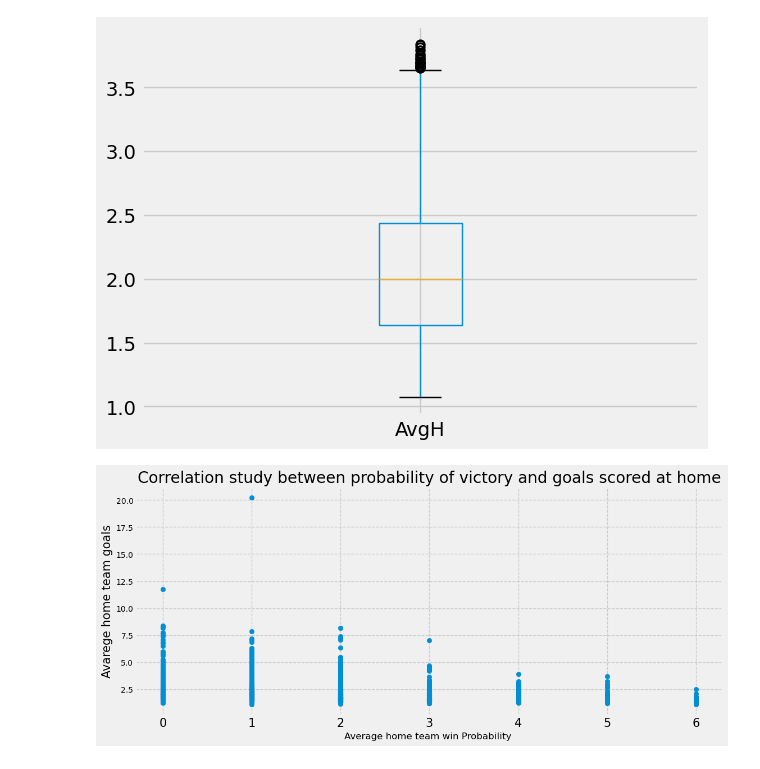
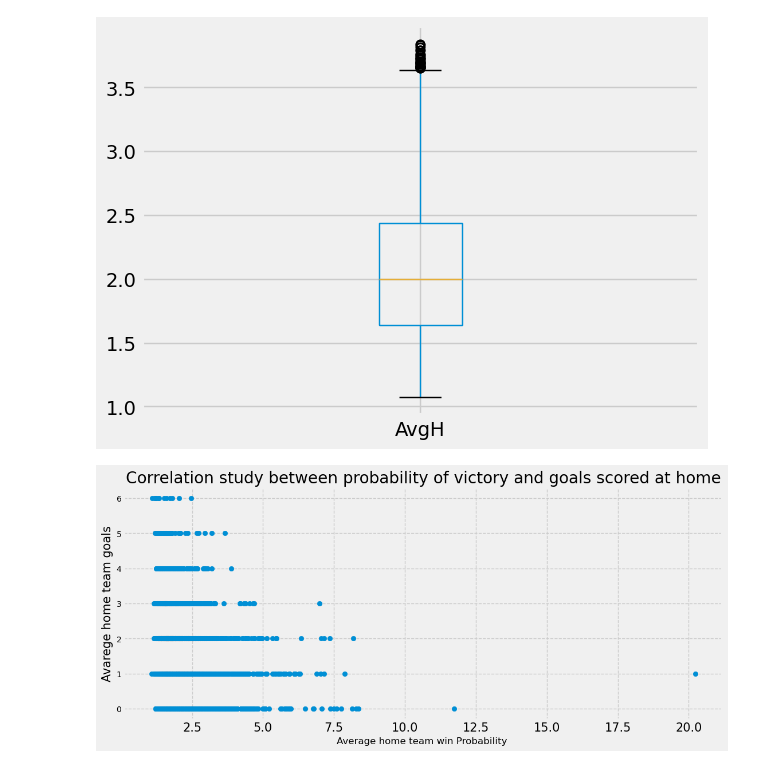
Before and after one commit to pablitohaddad/brazilian-football-data, a Jupyter notebook: Data Analysis whit Brazilian Football datas.ipynb, the cells around one changed output. Cells and saved outputs as stored; diff of their text form; code cells hidden in the pictures.

```diff
--- a/Data Analysis whit Brazilian Football datas.ipynb
+++ b/Data Analysis whit Brazilian Football datas.ipynb
@@ -154,14 +154,14 @@ data_outlier_avgh.boxplot(['AvgH'])
 # %%
 # With Outlier
 plt.style.use('fivethirtyeight')
 
 fig, ax = plt.subplots(figsize=(12,5))
-ax.scatter(data.HG, data.AvgH)
+ax.scatter(data.AvgH, data.HG) # Using old data
 ax.set_title("Correlation study between probability of victory and goals scored at home")
 ax.set_xlabel("Average home team win Probability ", fontsize=12)
 ax.set_ylabel("Avarege home team goals", fontsize=15)
 ax.xaxis.set_tick_params(labelsize=15)
 ax.yaxis.set_tick_params(labelsize=10)
 ax.grid(linestyle='--')
 # %% [output]
-[figure, old version]
+[figure, new version]
```
Also changed, not shown: parts of 3 cells of this notebook.
